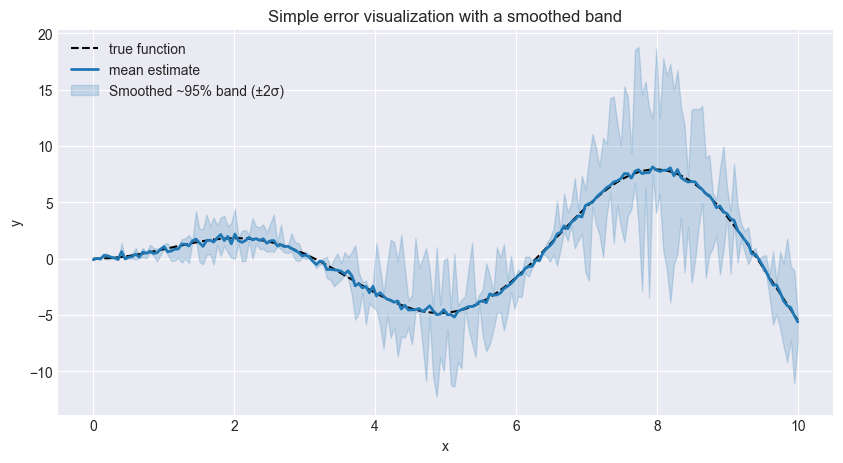
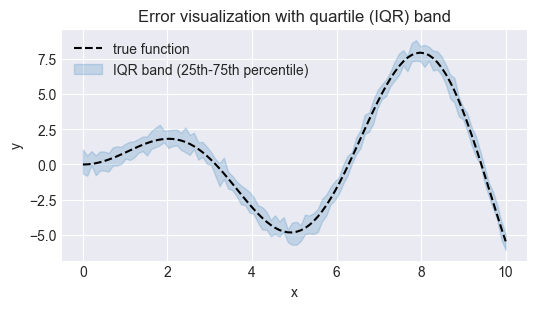
The change to this notebook cell's code, shown as a diff; its figure went from the first image to the second:
--- before
+++ after
@@ -1,22 +1,18 @@
-# simple continuous uncertainty band (smoothed)
-x = np.linspace(0, 10, 200)
+x = np.linspace(0, 10, 100)
 y_true = x * np.sin(x)
 
 samples = 50
-y_samples = y_true + 1.5 * np.random.randn(samples, x.shape[0])
+rand_matrix = np.random.randn(samples, x.shape[0])
+y_samples = y_true + rand_matrix
 
-y_mean = y_samples.mean(axis=0)
+y_q1 = np.percentile(y_samples, 25, axis=0)
+y_q3 = np.percentile(y_samples, 75, axis=0)
 
-variance = 1.5
-y_top = y_mean * np.random.uniform(1, 1 + variance, size=y_mean.shape)
-y_bottom = y_mean * np.random.uniform(1 - variance, 1, size=y_mean.shape)
-
-plt.figure(figsize=(10, 5))
+plt.figure(figsize=(6, 3))
 plt.plot(x, y_true, '--', color='black', linewidth=1.5, label='true function')
-plt.plot(x, y_mean, color='tab:blue', linewidth=2, label='mean estimate')
-plt.fill_between(x, y_bottom, y_top, color='tab:blue', alpha=0.2, label='Smoothed ~95% band (±2σ)')
+plt.fill_between(x, y_q1, y_q3, color='tab:blue', alpha=0.2, label='IQR band (25th-75th percentile)')
 plt.xlabel('x')
 plt.ylabel('y')
 plt.legend()
-plt.title('Simple error visualization with a smoothed band')
+plt.title('Error visualization with quartile (IQR) band')
 plt.show()

Commit: fixes